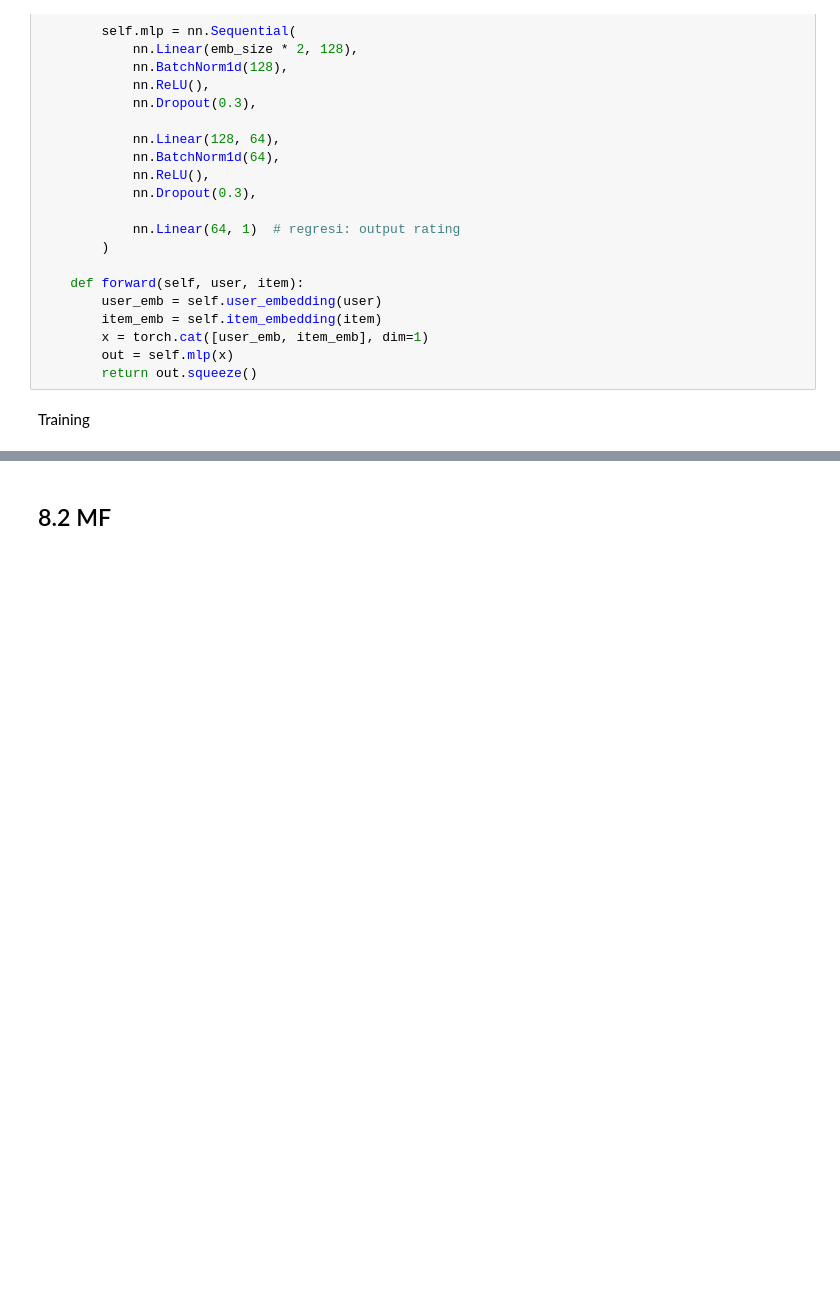
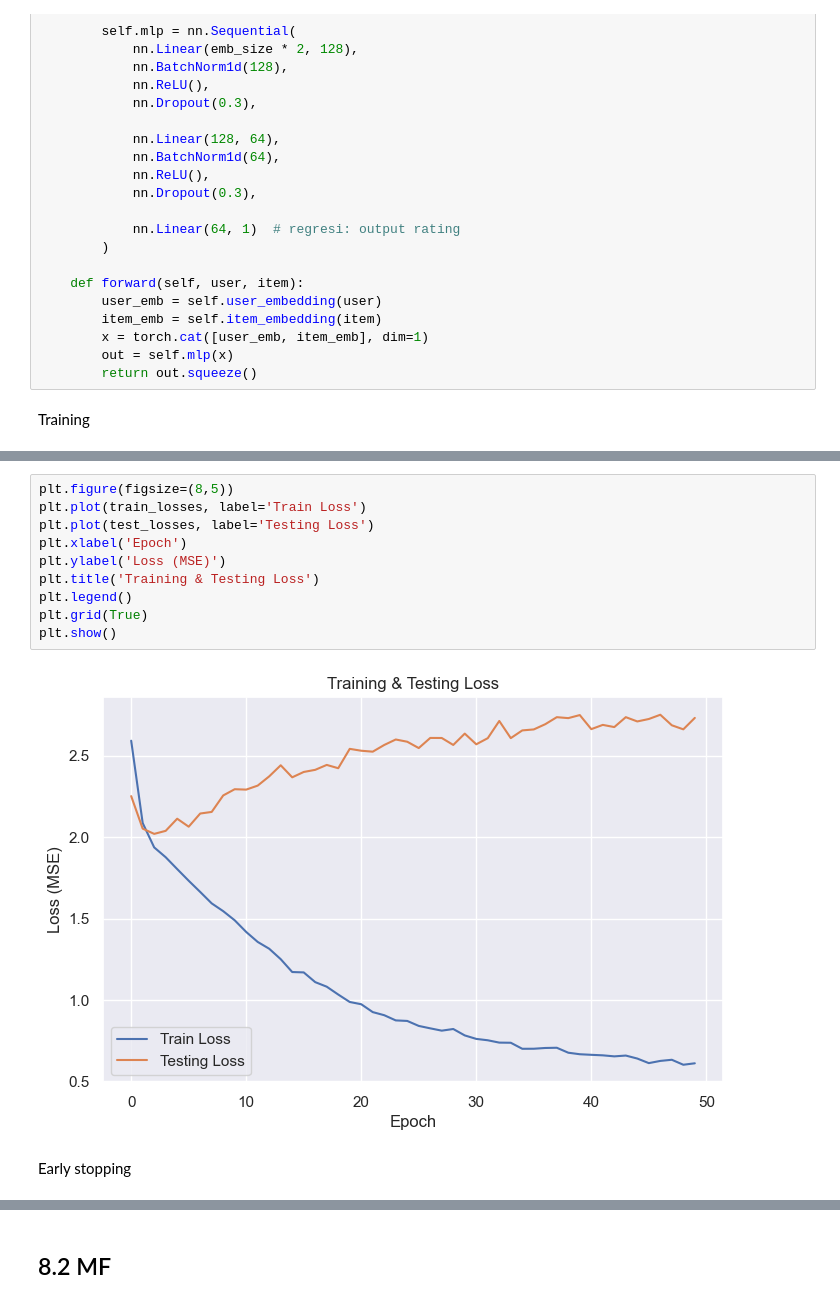
Before and after one commit to achluky/NFC-ID, a Jupyter notebook: recommendatiin_system.ipynb, the cells around one changed output, grey strips where cells are left out. Cells and saved outputs as stored; diff of their text form; blank space fills up the shorter version.

```diff
--- a/recommendatiin_system.ipynb
+++ b/recommendatiin_system.ipynb
@@ -572,0 +598,14 @@ Early stopping
+# %%
+plt.figure(figsize=(8,5))
+plt.plot(train_losses, label='Train Loss')
+plt.plot(test_losses, label='Testing Loss')
+plt.xlabel('Epoch')
+plt.ylabel('Loss (MSE)')
+plt.title('Training & Testing Loss')
+plt.legend()
+plt.grid(True)
+plt.show()
+# %% [output]
+[figure, added]
+# %% [markdown]
+Early stopping
```
Also changed, not shown: parts of 23 cells of this notebook, 3 other files.
